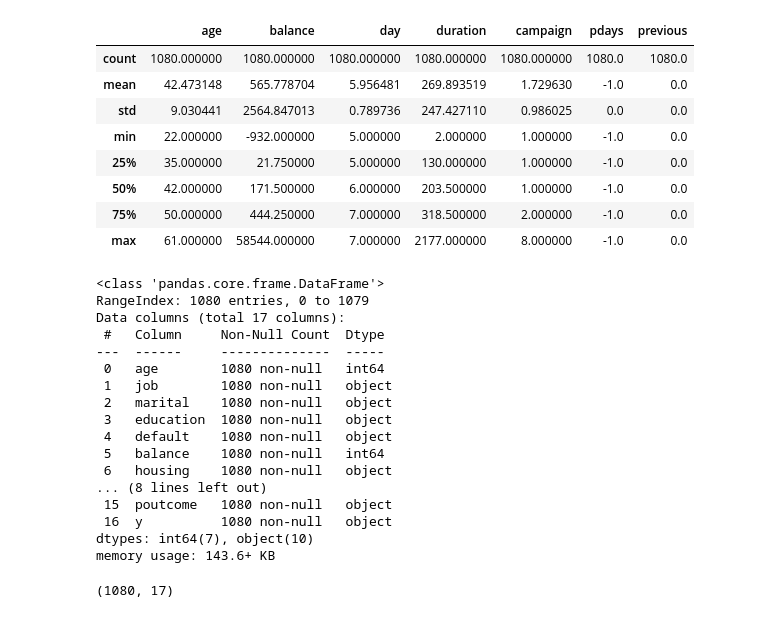
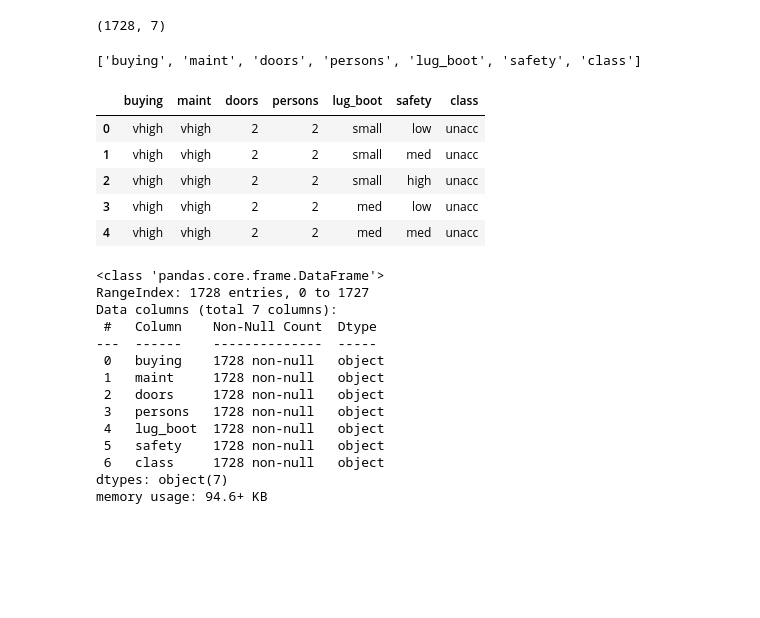
Before and after one commit to shrutisohi04/Prasunet_DS_03, a Jupyter notebook: Prasunet_task3.ipynb, the cells around one changed output. Cells and saved outputs as stored; diff of their text form; code cells hidden in the pictures; blank space fills up the shorter version.

```diff
--- a/Prasunet_task3.ipynb
+++ b/Prasunet_task3.ipynb
@@ -1108,0 +15,3 @@ print(df.head())
+# %%
+df = pd.read_csv("car_evaluation.csv", header=None)
+df.head()
@@ -1109,36 +25,41 @@ print(df.head())
+# %%
+# view dimensions of dataset
+
+df.shape
+# %% [output]
+(1728, 7)
+# %%
+col_names = ['buying', 'maint', 'doors', 'persons', 'lug_boot', 'safety', 'class']
+
+
+df.columns = col_names
+
+col_names
+# %% [output]
+['buying', 'maint', 'doors', 'persons', 'lug_boot', 'safety', 'class']
 # %%
-df.describe()
+df.head()
 # %% [output]
-|  | age | balance | day | duration | campaign | pdays | previous |
-| count | 1080.000000 | 1080.000000 | 1080.000000 | 1080.000000 | 1080.000000 | 1080.0 | 1080.0 |
-| mean | 42.473148 | 565.778704 | 5.956481 | 269.893519 | 1.729630 | -1.0 | 0.0 |
-| std | 9.030441 | 2564.847013 | 0.789736 | 247.427110 | 0.986025 | 0.0 | 0.0 |
-| min | 22.000000 | -932.000000 | 5.000000 | 2.000000 | 1.000000 | -1.0 | 0.0 |
-| 25% | 35.000000 | 21.750000 | 5.000000 | 130.000000 | 1.000000 | -1.0 | 0.0 |
-| 50% | 42.000000 | 171.500000 | 6.000000 | 203.500000 | 1.000000 | -1.0 | 0.0 |
-| 75% | 50.000000 | 444.250000 | 7.000000 | 318.500000 | 2.000000 | -1.0 | 0.0 |
-| max | 61.000000 | 58544.000000 | 7.000000 | 2177.000000 | 8.000000 | -1.0 | 0.0 |
+|  | buying | maint | doors | persons | lug_boot | safety | class |
+| 0 | vhigh | vhigh | 2 | 2 | small | low | unacc |
+| 1 | vhigh | vhigh | 2 | 2 | small | med | unacc |
+| 2 | vhigh | vhigh | 2 | 2 | small | high | unacc |
+| 3 | vhigh | vhigh | 2 | 2 | med | low | unacc |
+| 4 | vhigh | vhigh | 2 | 2 | med | med | unacc |
 # %%
 df.info()
 # %% [output]
 <class 'pandas.core.frame.DataFrame'>
-RangeIndex: 1080 entries, 0 to 1079
-Data columns (total 17 columns):
- #   Column     Non-Null Count  Dtype
----  ------     --------------  -----
- 0   age        1080 non-null   int64
- 1   job        1080 non-null   object
- 2   marital    1080 non-null   object
- 3   education  1080 non-null   object
- 4   default    1080 non-null   object
- 5   balance    1080 non-null   int64
- 6   housing    1080 non-null   object
-... (8 lines left out)
- 15  poutcome   1080 non-null   object
- 16  y          1080 non-null   object
-dtypes: int64(7), object(10)
-memory usage: 143.6+ KB
+RangeIndex: 1728 entries, 0 to 1727
+Data columns (total 7 columns):
+ #   Column    Non-Null Count  Dtype
+---  ------    --------------  -----
+ 0   buying    1728 non-null   object
+ 1   maint     1728 non-null   object
+ 2   doors     1728 non-null   object
+ 3   persons   1728 non-null   object
+ 4   lug_boot  1728 non-null   object
+ 5   safety    1728 non-null   object
+ 6   class     1728 non-null   object
+dtypes: object(7)
+memory usage: 94.6+ KB
-# %%
-df.shape
-# %% [output]
-(1080, 17)
```
Also changed, not shown: parts of 28 cells of this notebook, 2 other files.
